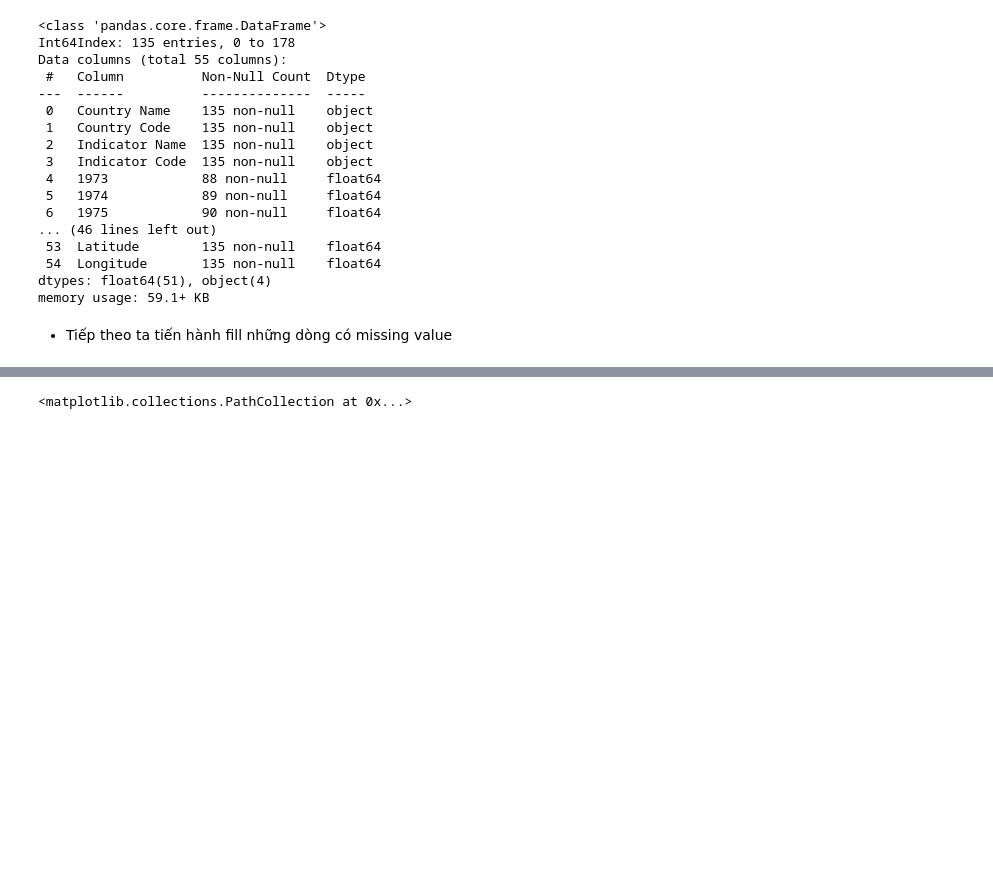
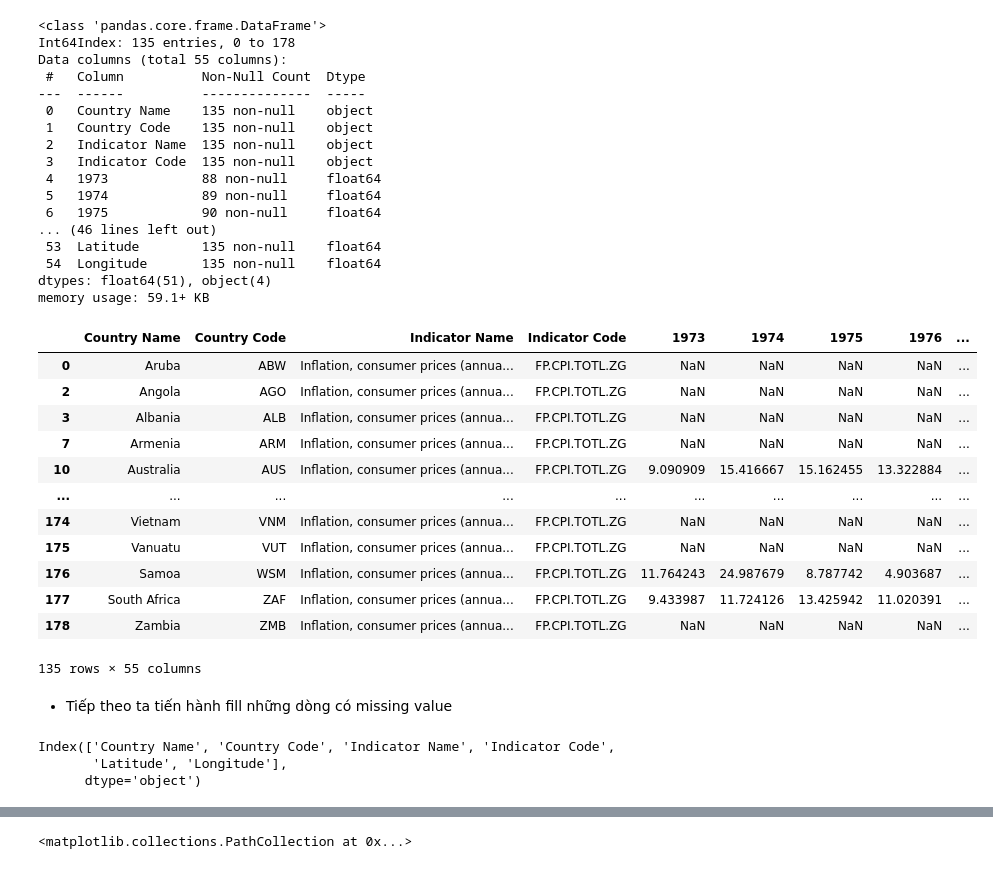
Before and after one commit to ToanLyHoa/Report-data-analysis, a Jupyter notebook: Report.ipynb, the cells around one changed output, grey strips where cells are left out. Saved outputs shown, nothing was run; the diff lists cells and outputs as text; code cells hidden in the pictures; blank space fills up the shorter version.

```diff
--- a/Report.ipynb
+++ b/Report.ipynb
@@ -378,6 +378,22 @@ Data columns (total 55 columns):
  54  Longitude       135 non-null    float64
 dtypes: float64(51), object(4)
 memory usage: 59.1+ KB
+# %%
+data_world
+# %% [output]
+|  | Country Name | Country Code | Indicator Name | Indicator Code | 1973 | 1974 | 1975 | 1976 | ... |
+| 0 | Aruba | ABW | Inflation, consumer prices (annua... | FP.CPI.TOTL.ZG | NaN | NaN | NaN | NaN | ... |
+| 2 | Angola | AGO | Inflation, consumer prices (annua... | FP.CPI.TOTL.ZG | NaN | NaN | NaN | NaN | ... |
+| 3 | Albania | ALB | Inflation, consumer prices (annua... | FP.CPI.TOTL.ZG | NaN | NaN | NaN | NaN | ... |
+| 7 | Armenia | ARM | Inflation, consumer prices (annua... | FP.CPI.TOTL.ZG | NaN | NaN | NaN | NaN | ... |
+| 10 | Australia | AUS | Inflation, consumer prices (annua... | FP.CPI.TOTL.ZG | 9.090909 | 15.416667 | 15.162455 | 13.322884 | ... |
+| ... | ... | ... | ... | ... | ... | ... | ... | ... | ... |
+| 174 | Vietnam | VNM | Inflation, consumer prices (annua... | FP.CPI.TOTL.ZG | NaN | NaN | NaN | NaN | ... |
+| 175 | Vanuatu | VUT | Inflation, consumer prices (annua... | FP.CPI.TOTL.ZG | NaN | NaN | NaN | NaN | ... |
+| 176 | Samoa | WSM | Inflation, consumer prices (annua... | FP.CPI.TOTL.ZG | 11.764243 | 24.987679 | 8.787742 | 4.903687 | ... |
+| 177 | South Africa | ZAF | Inflation, consumer prices (annua... | FP.CPI.TOTL.ZG | 9.433987 | 11.724126 | 13.425942 | 11.020391 | ... |
+| 178 | Zambia | ZMB | Inflation, consumer prices (annua... | FP.CPI.TOTL.ZG | NaN | NaN | NaN | NaN | ... |
+135 rows × 55 columns
 # %% [markdown]
 - Tiếp theo ta tiến hành fill những dòng có missing value
 # %%
@@ -385,6 +401,11 @@ memory usage: 59.1+ KB
 bools = data_world.columns.str.isnumeric()
 num_cols = data_world.columns[bools]
 character_cols = data_world.columns[np.invert(bools)]
+character_cols
+# %% [output]
+Index(['Country Name', 'Country Code', 'Indicator Name', 'Indicator Code',
+       'Latitude', 'Longitude'],
+      dtype='object')
 # %%
 # fill value mean đối với biến lạm phát tiêu dùng
 num_imputer = SimpleImputer(missing_values = np.nan, strategy='mean')
```
Also changed, not shown: parts of 8 cells of this notebook.
